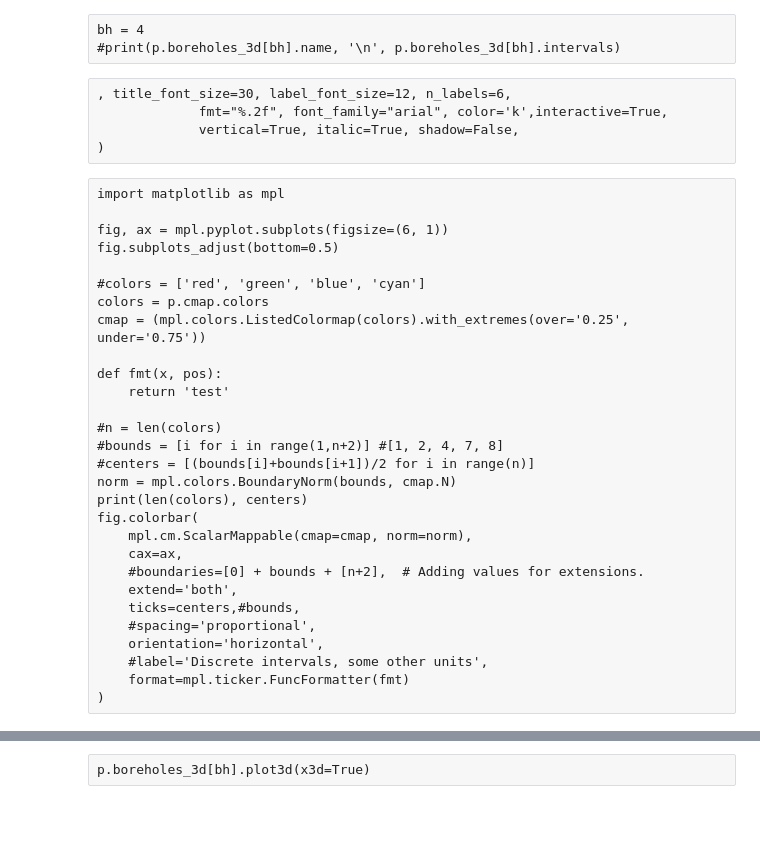
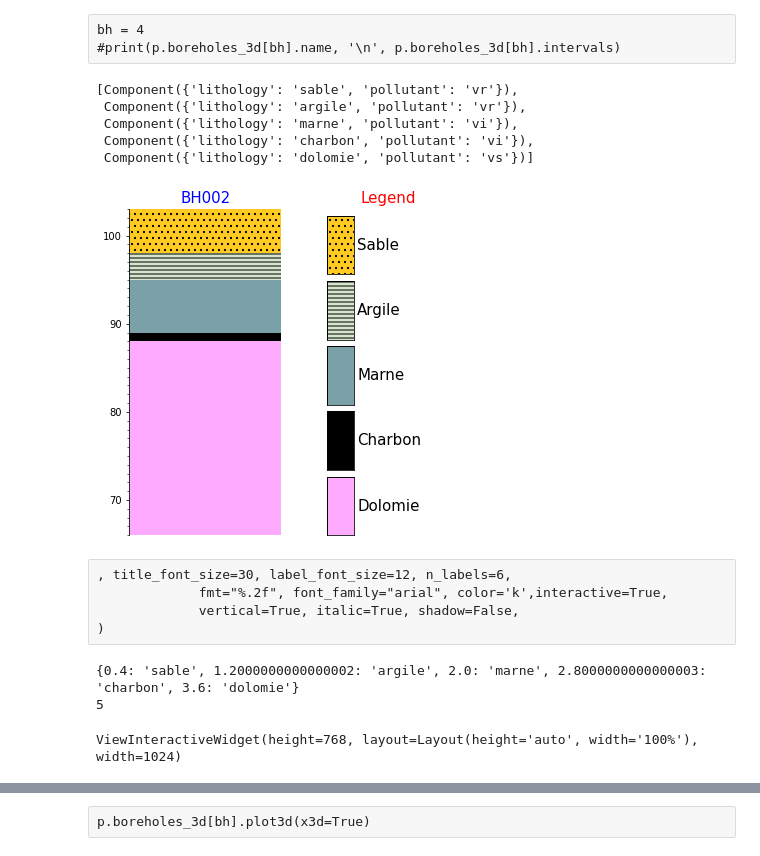
Before and after one commit to kaufmanno/GSDMA, a Jupyter notebook: playground/TFE_test/Boreholes_representation.ipynb, the cells around one changed output, grey strips where cells are left out. Saved outputs shown, nothing was run; the diff lists cells and outputs as text; code cells hidden in the pictures; blank space fills up the shorter version.

Commit message:
modifies plot_log() and plot3d() parameters to match with build_bh3d_legend_cmap() behavior.

```diff
--- a/playground/TFE_test/Boreholes_representation.ipynb
+++ b/playground/TFE_test/Boreholes_representation.ipynb
@@ -151,8 +151,9 @@ Base.metadata.create_all(engine)
 Session = sessionmaker(bind=engine)
 session = Session()
 # %%
-p = Project(session, legend_dict={'lithology':lithology_memoris, 'pollutant':pollutant_memoris},
-            lexicon=lexicon_memoris, repr_attribute='lithology')
+p = Project(session, lexicon=lexicon_memoris, repr_attribute='lithology',
+            legend_dict={'lithology':{'legend':lithology_memoris},
+                         'pollutant':{'legend':pollutant_memoris}},)
 
 p.add_components(components)
 # %% [output]
@@ -216,8 +267,16 @@ bh = 4
 # %%
 bh = 1
 p.boreholes_3d[bh]._components
+# %% [output]
+[Component({'lithology': 'sable', 'pollutant': 'vr'}),
+ Component({'lithology': 'argile', 'pollutant': 'vr'}),
+ Component({'lithology': 'marne', 'pollutant': 'vi'}),
+ Component({'lithology': 'charbon', 'pollutant': 'vi'}),
+ Component({'lithology': 'dolomie', 'pollutant': 'vs'})]
 # %%
-p.boreholes_3d[bh].plot2d()
+p.boreholes_3d[bh].log_plot()
+# %% [output]
+[figure, added]
 # %%
 p.boreholes_3d[bh].cmap
 # %%
@@ -231,33 +290,8 @@ sargs = dict(title='test', title_font_size=30, label_font_size=12, n_labels=0,
 )
 # %%
 bh=1
-p.boreholes_3d[bh].plot3d(show_legend=True, scalar_bar_args=sargs)
+p.boreholes_3d[bh].plot3d(show_legend=False, scalar_bar_args=sargs)
+# %% [output]
+{0.4: 'sable', 1.2000000000000002: 'argile', 2.0: 'marne', 2.8000000000000003: 'charbon', 3.6: 'dolomie'}
+5
+ViewInteractiveWidget(height=768, layout=Layout(height='auto', width='100%'), width=1024)
-# %% [raw]
-import matplotlib as mpl
-
-fig, ax = mpl.pyplot.subplots(figsize=(6, 1))
-fig.subplots_adjust(bottom=0.5)
-
-#colors = ['red', 'green', 'blue', 'cyan']
-colors = p.cmap.colors
-cmap = (mpl.colors.ListedColormap(colors).with_extremes(over='0.25', under='0.75'))
-
-def fmt(x, pos):
-    return 'test'
-
-#n = len(colors)
-#bounds = [i for i in range(1,n+2)] #[1, 2, 4, 7, 8]
-#centers = [(bounds[i]+bounds[i+1])/2 for i in range(n)]
-norm = mpl.colors.BoundaryNorm(bounds, cmap.N)
-print(len(colors), centers)
-fig.colorbar(
-    mpl.cm.ScalarMappable(cmap=cmap, norm=norm),
-    cax=ax,
-    #boundaries=[0] + bounds + [n+2],  # Adding values for extensions.
-    extend='both',
-    ticks=centers,#bounds,
-    #spacing='proportional',
-    orientation='horizontal',
-    #label='Discrete intervals, some other units',
-    format=mpl.ticker.FuncFormatter(fmt)
-)
```
Also changed, not shown: parts of 18 cells of this notebook, 5 other files.
